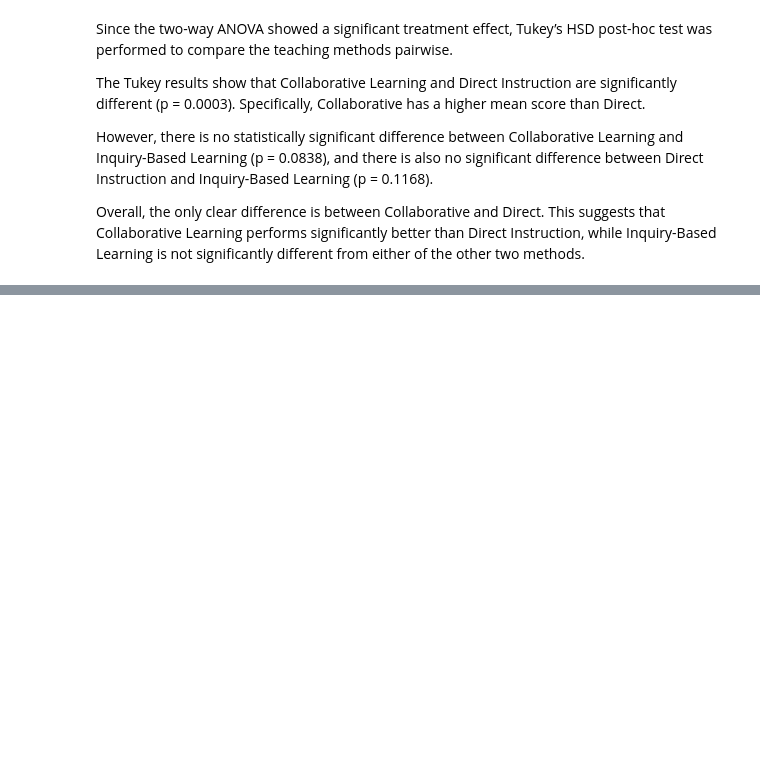
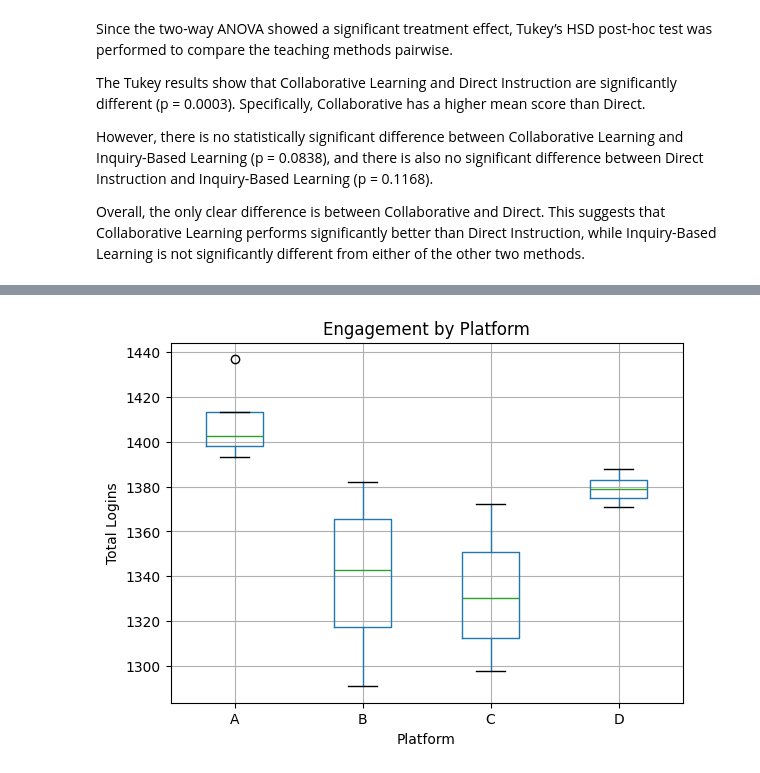
Before and after one commit to Sravan5452/STAT-7220-Applied-Experimental-Design, a Jupyter notebook: Assignments/HW2/HW-2_myne.ipynb, the cells around one changed output, grey strips where cells are left out. Cells and saved outputs as stored; diff of their text form; code cells hidden in the pictures; blank space fills up the shorter version.

```diff
--- a/Assignments/HW2/HW-2_myne.ipynb
+++ b/Assignments/HW2/HW-2_myne.ipynb
@@ -282,0 +273,8 @@ Alternative hypothesis (HA): At least one online learning platform has a differe
+# %%
+import pandas as pd
+import matplotlib.pyplot as plt
+
+df2 = pd.read_excel("Online Learning and Engagement.xlsx")
+
+df2.info()
+df2.head()
@@ -282,0 +326,9 @@ Alternative hypothesis (HA): At least one online learning platform has a differe
+# %%
+df2.boxplot(column="Engagement", by="Platform")
+plt.title("Engagement by Platform")
+plt.suptitle("")
+plt.xlabel("Platform")
+plt.ylabel("Total Logins")
+plt.show()
+# %% [output]
+[figure, added]
```
Also changed, not shown: parts of 7 cells of this notebook.
